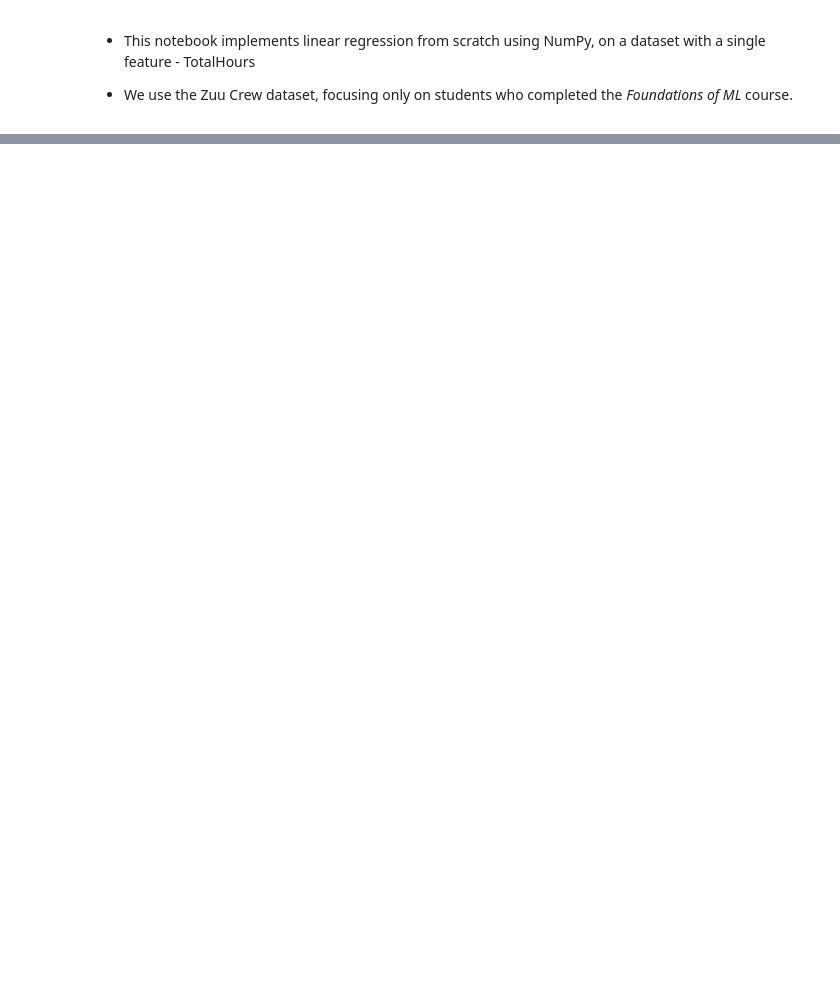
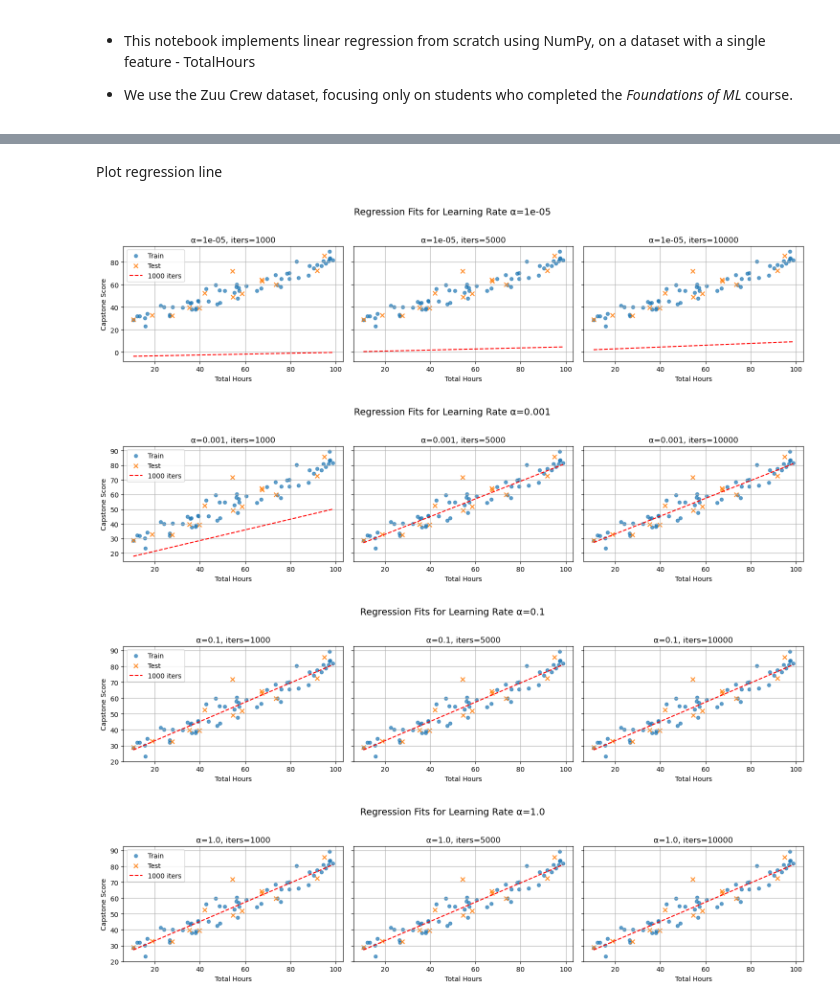
Before and after one commit to samathi-97/ML_Linear-Logistic-Regression-Implementation, a Jupyter notebook: 1_linear_regression_single_feature.ipynb, the cells around one changed output, grey strips where cells are left out. Saved outputs shown, nothing was run; the diff lists cells and outputs as text; code cells hidden in the pictures; blank space fills up the shorter version.

```diff
--- a/1_linear_regression_single_feature.ipynb
+++ b/1_linear_regression_single_feature.ipynb
@@ -194,0 +199,42 @@ for alpha in alphas:
+# %% [markdown]
+Plot regression line
+# %%
+
+for lr in learning_rates:
+    fig, axs = plt.subplots(1, len(iteration_counts), figsize=(15, 4), sharey=True)
+    axs = np.atleast_1d(axs)
+
+    for j, num_itr in enumerate(sorted(iteration_counts)):
+        ax = axs[j]
+        b0 = results[(lr, num_itr)]["beta_0"]
+        b1 = results[(lr, num_itr)]["beta_1"]
+
+        # For a smooth fit line: sort raw X values
+        order = np.argsort(X_raw)
+        X_sorted_raw = X_raw[order]
+        X_sorted_std = (X_sorted_raw - mu) / sd
+        y_hat_sorted = predict(X_sorted_std, b0, b1)
+
+        # Scatter train vs test
+        ax.scatter(X_train_raw, y_train, label="Train", alpha=0.7, s=25)
+        ax.scatter(X_test_raw,  y_test,  label="Test",  alpha=0.9, s=40, marker="x")
+
+        # Regression line
+        ax.plot(X_sorted_raw, y_hat_sorted, 'r--', label=f'{num_itr} iters')
+
+        ax.set_title(f"α={lr}, iters={num_itr}")
+        ax.set_xlabel("Total Hours")
+        if j == 0:
+            ax.set_ylabel("Capstone Score")
+        ax.grid(True)
+        if j == 0:   # only show legend once per row
+            ax.legend()
+
+    plt.suptitle(f"Regression Fits for Learning Rate α={lr}", fontsize=14)
+    plt.tight_layout(rect=[0, 0.03, 1, 0.95])
+    plt.show()
+# %% [output]
+[figure, added]
+[figure, added]
+[figure, added]
+[figure, added]
```
Also changed, not shown: parts of 30 cells of this notebook, 11 other files.
